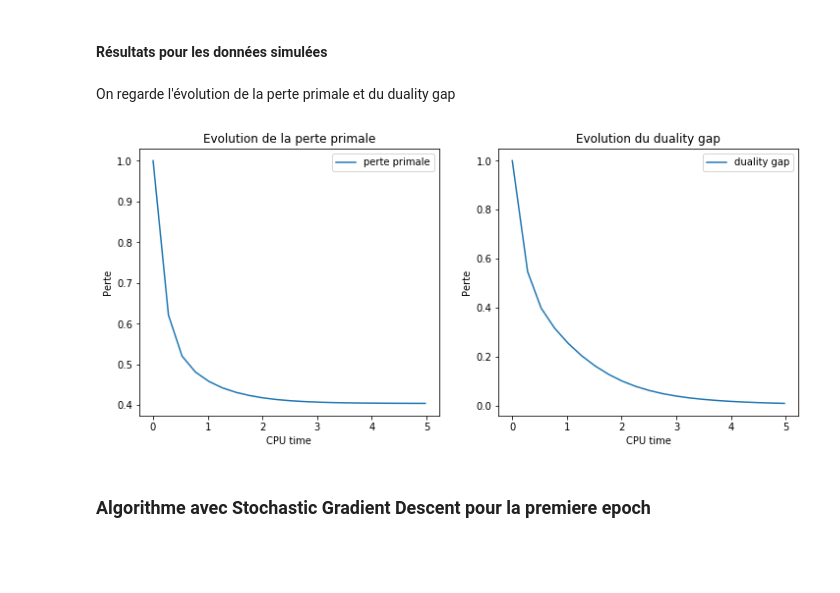
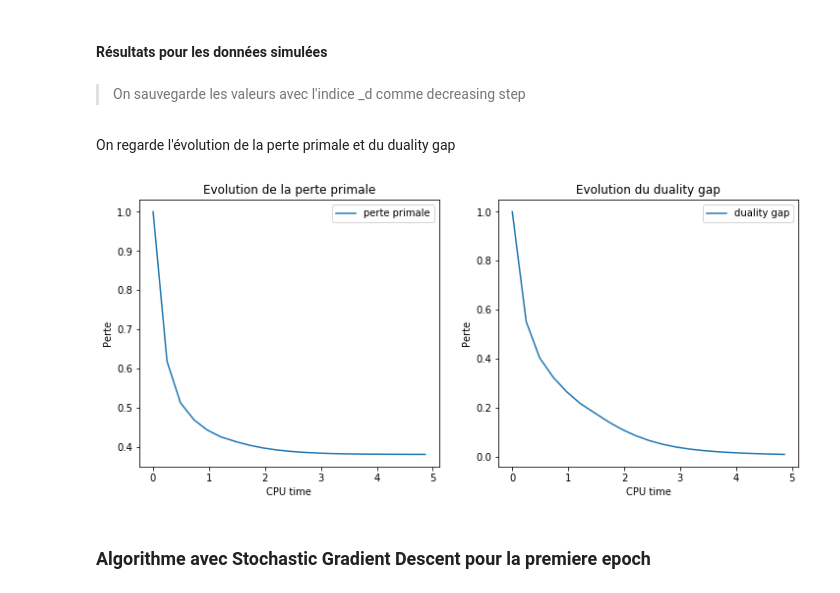
Before and after one commit to gauthier-schweitzer/soadml, a Jupyter notebook: Projet.ipynb, the cells around one changed output. Cells and saved outputs as stored; diff of their text form; code cells hidden in the pictures; blank space fills up the shorter version.

```diff
--- a/Projet.ipynb
+++ b/Projet.ipynb
@@ -307,6 +319,8 @@ def SDCA_decreasing_step (X, Y, T, gamma, T_0_ratio, epsilon, lamb, decreasing_s
     return(Alpha, timelaps, primal_loss_track, dual_loss_track, gaps_track, W_bar, W_rand)
 # %% [markdown]
 #### Résultats pour les données simulées
+# %% [markdown]
+> On sauvegarde les valeurs avec l'indice _d comme decreasing step
 # %%
 T = 20
 gamma = 1.0
@@ -326,22 +341,22 @@ On regarde l'évolution de la perte primale et du duality gap
 # %%
 plt.figure(figsize=(12,5))
 plt.plot([2,1])
 plt.subplot(121)
-plt.plot(np.cumsum(timelaps), primal_loss_track , label="perte primale")
+plt.plot(np.cumsum(timelaps_d), primal_loss_track_d , label="perte primale")
 plt.ylabel("Perte")
 plt.xlabel("CPU time")
 plt.legend()
 plt.title("Evolution de la perte primale")
 
 plt.subplot(122)
-plt.plot(np.cumsum(timelaps), gaps_track , label="duality gap")
+plt.plot(np.cumsum(timelaps_d), gaps_track_d , label="duality gap")
 plt.ylabel("Perte")
 plt.xlabel("CPU time")
 plt.legend()
 plt.title("Evolution du duality gap")
 plt.show()
 # %% [output]
-[figure, old version]
+[figure, new version]
 # %% [markdown]
 ### Algorithme avec Stochastic Gradient Descent pour la premiere epoch
 # %% [markdown]
```
Also changed, not shown: parts of 17 cells of this notebook.
